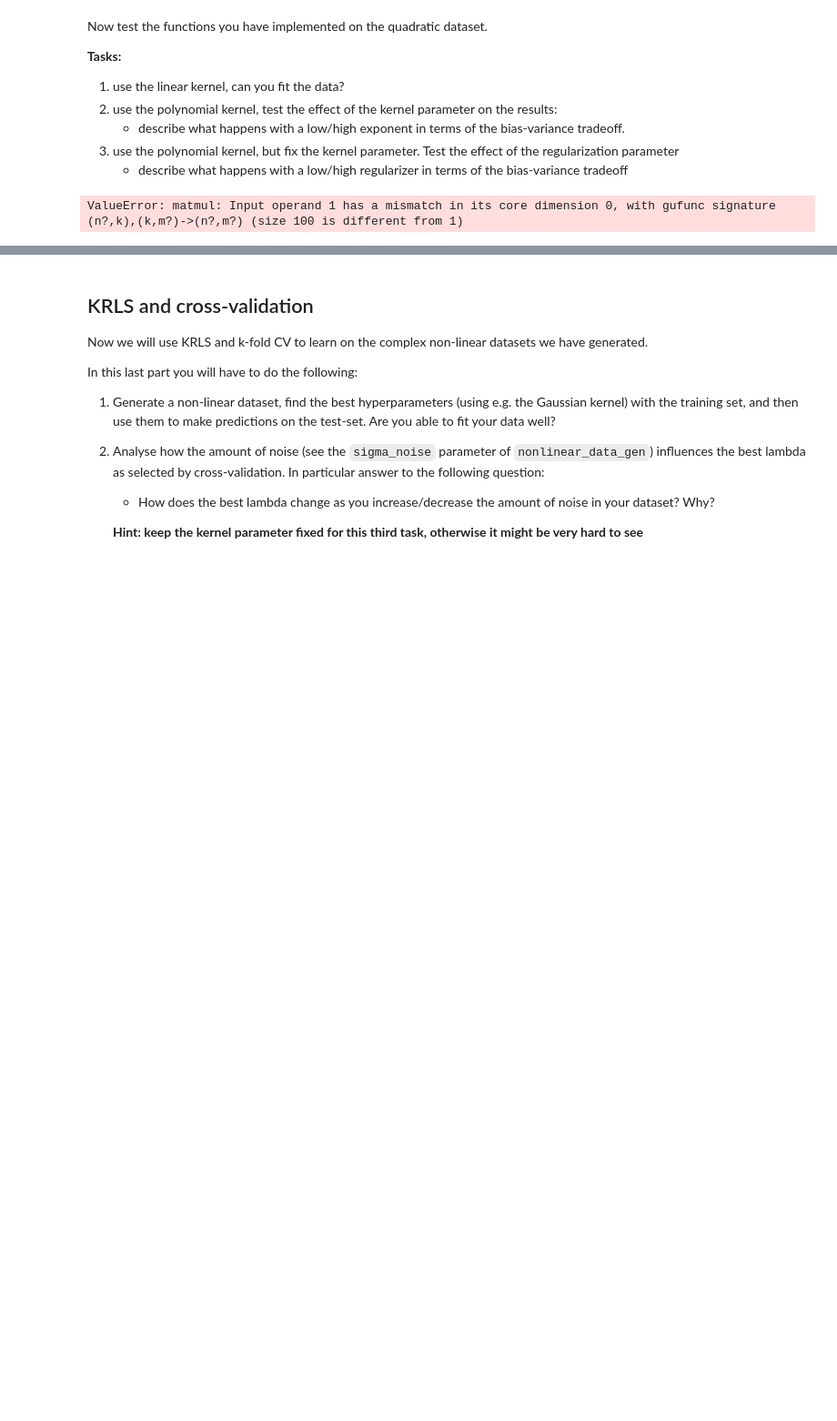
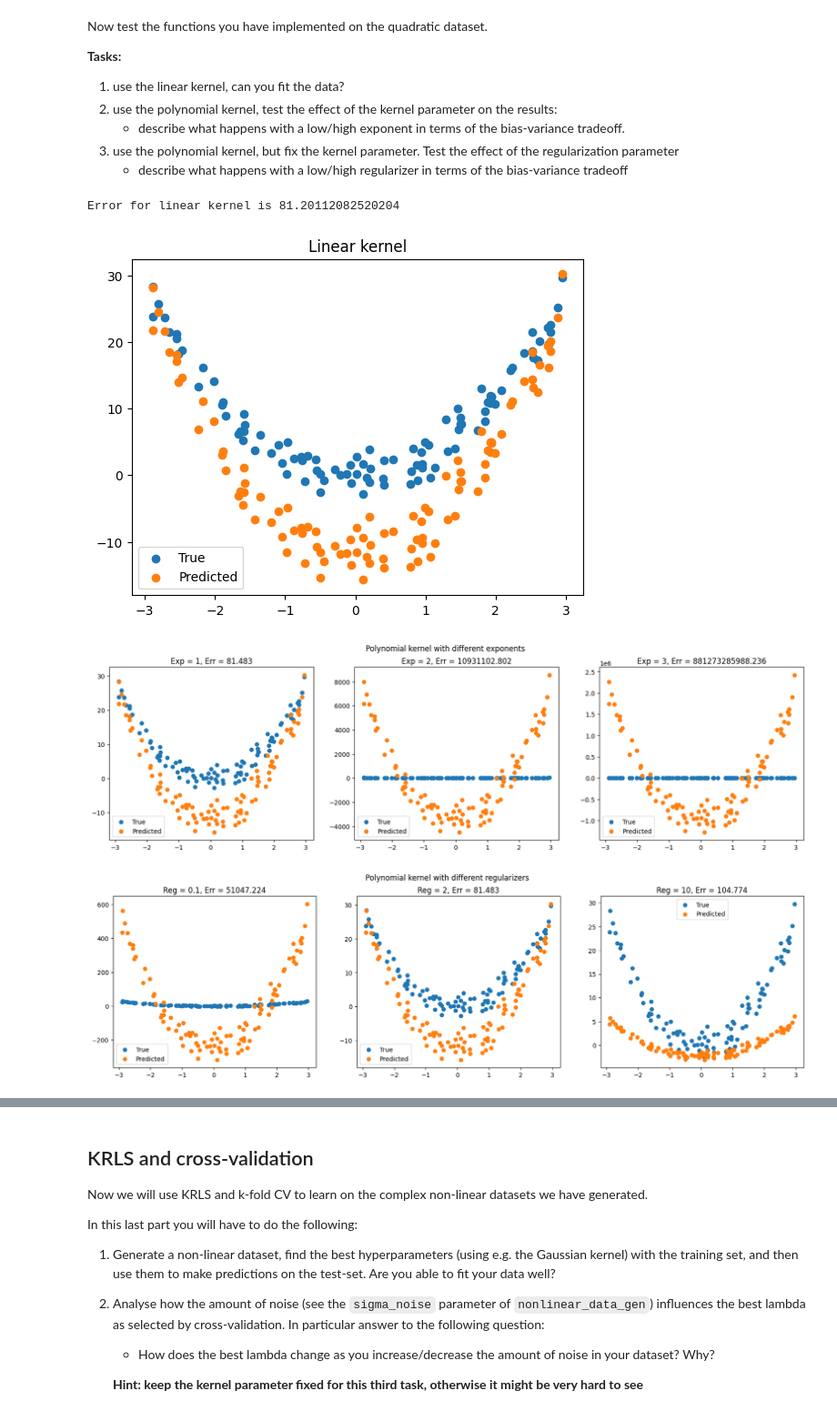
Before and after one commit to girofex/Machine-Learning-Algorithms, a Jupyter notebook: Lab5-KRLS.ipynb, the cells around one changed output, grey strips where cells are left out. Shown at 91% size. Drawn from its saved outputs; the diff is of its cells as text; code cells hidden in the pictures; blank space fills up the shorter version.

```diff
--- a/Lab5-KRLS.ipynb
+++ b/Lab5-KRLS.ipynb
@@ -179,7 +179,7 @@ def krls_train(x, y, reg_par, kernel_type, kernel_par):
     w = np.linalg.solve(kernel_matrix(x, y, kernel_type, kernel_par) + x.shape[0] * reg_par * np.eye(x.shape[0]), y)
     return w
 def krls_predict(x_ts, x_tr, w, kernel_type, kernel_par):
-    return kernel_matrix(x_ts, x_tr, kernel_type, kernel_par) @ w
+    return kernel_matrix(x_ts, x_tr, kernel_type, kernel_par) * w
 # %% [markdown]
 Now test the functions you have implemented on the quadratic dataset.
 
@@ -192,30 +192,52 @@ Now test the functions you have implemented on the quadratic dataset.
 # %%
 x_tr, y_tr = quadratic_data_gen(100, np.array([3]), 2.0)
 
 # Insert your code here
+reg_par = 2
+
 #Linear kernel
-K = kernel_matrix(x_tr, y_tr, "linear", 0)
-w = krls_train(x_tr, y_tr, 0.1, "linear", K)
-pred_tr = krls_predict(x_tr, x_tr, w, "linear", K)
+w = krls_train(x_tr, y_tr, reg_par, 'linear', 0)
+pred_tr = krls_predict(x_tr, x_tr, w, 'linear', 0)
 print(f"Error for linear kernel is {calc_err(pred_tr, y_tr)}")
 
 plt.figure()
+plt.scatter(x_tr, y_tr, label="True")
+plt.scatter(x_tr, pred_tr, label="Predicted")
+plt.legend(loc="best");
 plt.title("Linear kernel")
-plt.plot(K)
 
-#Polynomial kernel
-plt.figure(figsize=(15, 5))
-plt.title("Polynomial kernel")
-'''
+#Polynomial kernel with different exponents
+plt.figure(figsize=(20, 5))
+plt.suptitle("Polynomial kernel with different exponents")
+
 for exp in [1, 2, 3]:
-    K = kernel_matrix(x_tr, x_tr, "polynomial", exp)
-    w = krls_train(x_tr, y_tr, 0.1, "polynomial", K)
-    pred_tr = krls_predict(x_tr, x_tr, w, "polynomial", K)
-    print(f"Error for polynomial kernel with exponent {exp} is {calc_err(pred_tr, y_tr)}")
+    w = krls_train(x_tr, y_tr, reg_par, 'polynomial', exp)
+    pred_tr = krls_predict(x_tr, x_tr, w, 'polynomial', exp)
+    err = calc_err(pred_tr, y_tr)
 
     plt.subplot(1, 3, exp)
-    plt.plot(K)
-'''
+    plt.scatter(x_tr, y_tr, label="True")
+    plt.scatter(x_tr, pred_tr, label="Predicted")
+    plt.legend(loc="best");
+    plt.title(f"Exp = {exp}, Err = {err:.3f}")
+
+#Polynomial kernel with different regularizers
+plt.figure(figsize=(20, 5))
+plt.suptitle("Polynomial kernel with different regularizers")
+
+for i, reg in enumerate([0.1, 2, 10], start=1):
+    w = krls_train(x_tr, y_tr, reg, 'polynomial', 1)
+    pred_tr = krls_predict(x_tr, x_tr, w, 'polynomial', 1)
+    err = calc_err(pred_tr, y_tr)
+
+    plt.subplot(1, 3, i)
+    plt.scatter(x_tr, y_tr, label="True")
+    plt.scatter(x_tr, pred_tr, label="Predicted")
+    plt.legend(loc="best");
+    plt.title(f"Reg = {reg}, Err = {err:.3f}")
 # %% [output]
-ValueError: matmul: Input operand 1 has a mismatch in its core dimension 0, with gufunc signature (n?,k),(k,m?)->(n?,m?) (size 100 is different from 1)
+Error for linear kernel is 81.20112082520204
+[figure, added]
+[figure, added]
+[figure, added]
 # %% [markdown]
```
Also changed, not shown: parts of 8 cells of this notebook.
